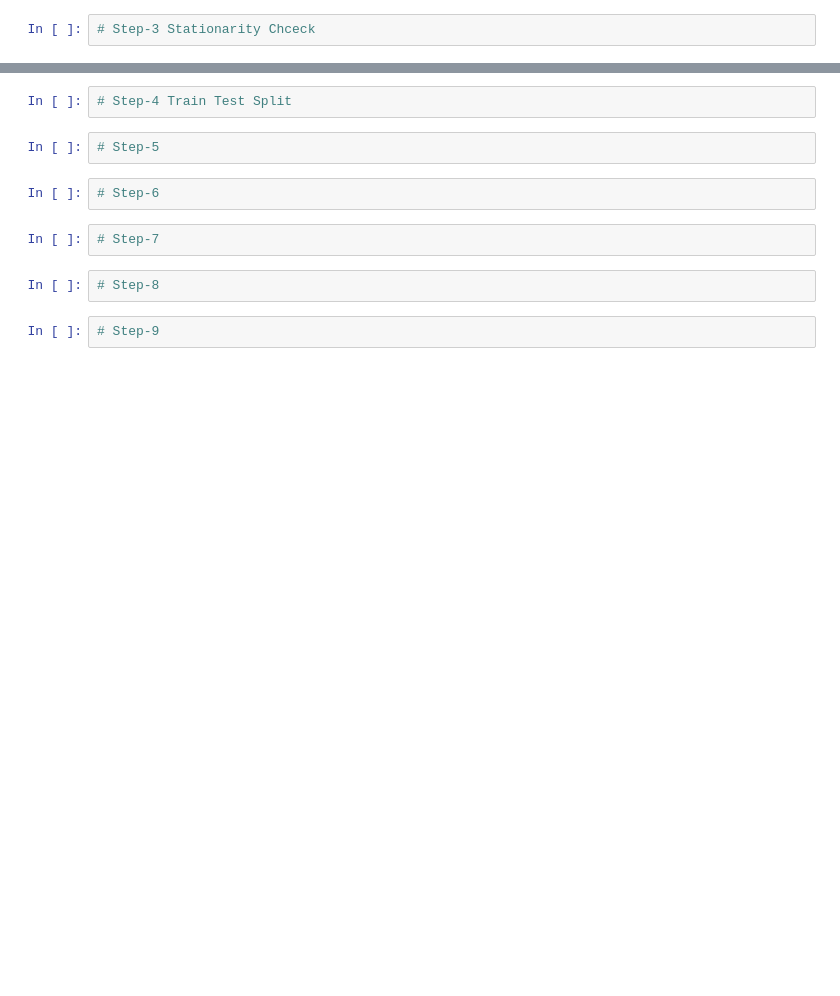
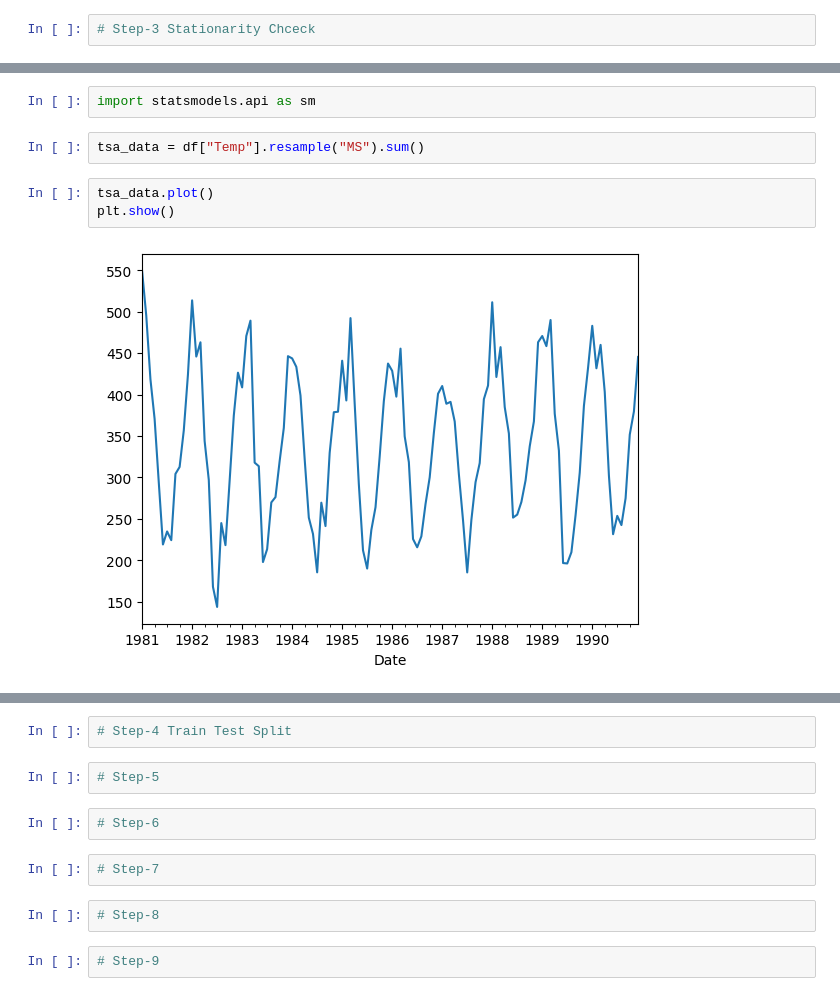
Before and after one commit to KhageshorGiri/Machine_Learning, a Jupyter notebook: Machine Learning/Module 9 - Time Series Analysis/Univariant_Forecasting.ipynb, the cells around one changed output, grey strips where cells are left out. Cells and saved outputs as stored; diff of their text form; blank space fills up the shorter version.

```diff
--- a/Machine Learning/Module 9 - Time Series Analysis/Univariant_Forecasting.ipynb
+++ b/Machine Learning/Module 9 - Time Series Analysis/Univariant_Forecasting.ipynb
@@ -8,0 +149,9 @@
+# %%
+import statsmodels.api as sm
+# %%
+tsa_data = df["Temp"].resample("MS").sum()
+# %%
+tsa_data.plot()
+plt.show()
+# %% [output]
+[figure, added]
```
Also changed, not shown: parts of 35 cells of this notebook.
